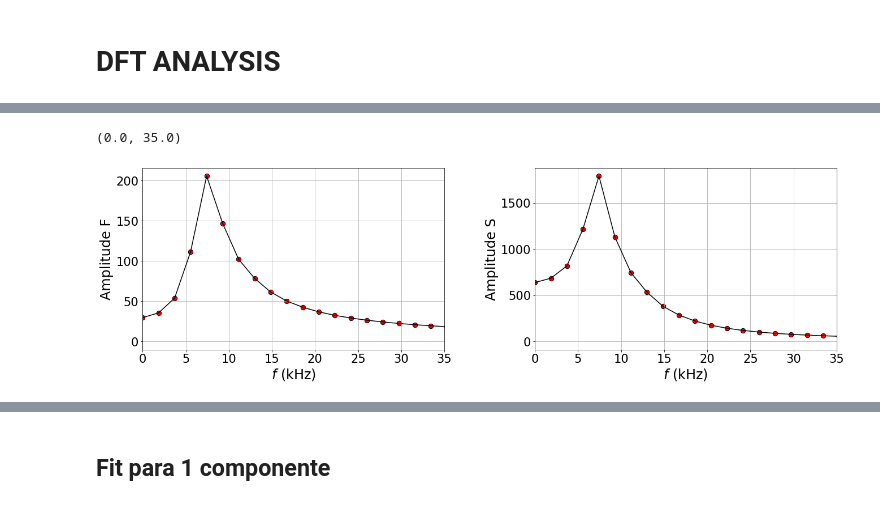
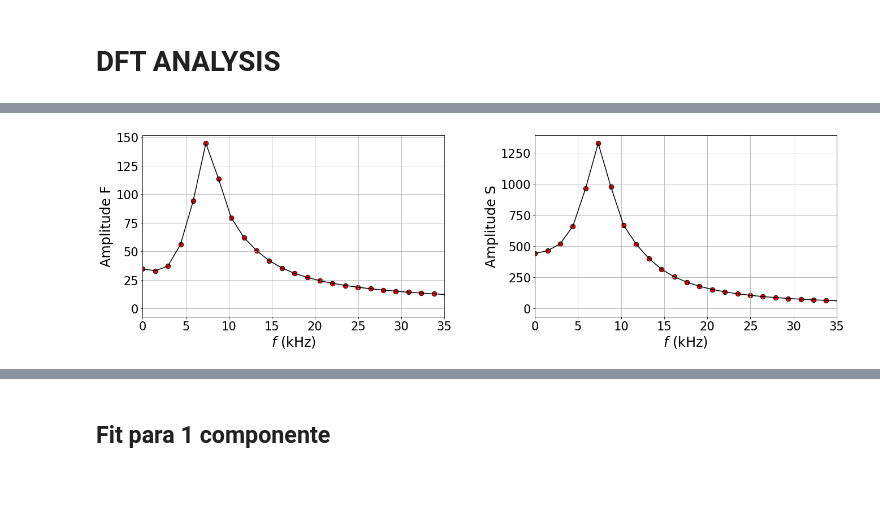
Before and after one commit to RG-UFF/Perturbations, a Jupyter notebook: Python/EN-DomTemp.ipynb, the cells around one changed output, grey strips where cells are left out. Saved outputs shown, nothing was run; the diff lists cells and outputs as text; code cells hidden in the pictures.

```diff
--- a/Python/EN-DomTemp.ipynb
+++ b/Python/EN-DomTemp.ipynb
@@ -319,26 +319,26 @@ Hevol200 = Hevol_200.to_numpy()
 Hamiltevol200 = Hamiltevol_200.to_numpy()
 dt200 = dt_200['dt_200'].values[0]
 # %%
-# importando dados 400
+# importando dados 300
 
-with pd.HDFStore('dados400_dt.dat', mode='r') as store:
-    Sobs_400 = store['Sobs_400']
-    Fobs_400 = store['Fobs_400']
-    Hobs_400 = store['Hobs_400']
-    Sevol_400 = store['Sevol_400']
-    Fevol_400 = store['Fevol_400']
-    Hevol_400 = store['Hevol_400']
-    Hamiltevol_400 = store['Hamiltevol_400']
-    dt_400 = store['dt_400']
+with pd.HDFStore('dados300.dat', mode='r') as store:
+    Sobs_300 = store['Sobs_300']
+    Fobs_300 = store['Fobs_300']
+    Hobs_300 = store['Hobs_300']
+    Sevol_300 = store['Sevol_300']
+    Fevol_300 = store['Fevol_300']
+    Hevol_300 = store['Hevol_300']
+    Hamiltevol_300 = store['Hamiltevol_300']
+    dt_300 = store['dt_300']
 
-Sobs400 = Sobs_400.to_numpy()
-Fobs400 = Fobs_400.to_numpy()
-Hobs400 = Hobs_400.to_numpy()
-Sevol400 = Sevol_400.to_numpy()
-Fevol400 = Fevol_400.to_numpy()
-Hevol400 = Hevol_400.to_numpy()
-Hamiltevol400 = Hamiltevol_400.to_numpy()
-dt400 = dt_400['dt_400'].values[0]
+Sobs300 = Sobs_300.to_numpy()
+Fobs300 = Fobs_300.to_numpy()
+Hobs300 = Hobs_300.to_numpy()
+Sevol300 = Sevol_300.to_numpy()
+Fevol300 = Fevol_300.to_numpy()
+Hevol300 = Hevol_300.to_numpy()
+Hamiltevol300 = Hamiltevol_300.to_numpy()
+dt300 = dt_300['dt_300'].values[0]
 # %% [markdown]
 ### GENERETING THE ANIMATION
 # %%
@@ -566,44 +571,43 @@ def DFT(f):
 # %%
 %matplotlib inline
 
-X_F, n_F = DFT(Fobs400[20000:30500])
-X_S, n_S = DFT(Sobs400[20000:30500])
+X_F, n_F = DFT(Fobs300[15050:25000])
+X_S, n_S = DFT(Sobs300[15050:25000])
 
 ntobs = len(X_F)
 
 correcao_f = math.sqrt(NewtonG*rho_dim)/(1000)
 
-T = ntobs * dt400
+T = ntobs * dt300
 freq_F = (n_F/T)*correcao_f
 freq_S = (n_S/T)*correcao_f
 
 fig = plt.subplots(figsize = (22, 13))
 plt.subplots_adjust(wspace=0.3)
 
 plt.subplot(2,2,1)
 plt.xlabel(r"$f$ (kHz)", fontsize=24)
 plt.plot(freq_F, abs(X_F), color='black')
 plt.ylabel('Amplitude F', fontsize=24)
 plt.tick_params(axis='both', labelsize=21)
 plt.grid()
 plt.scatter(freq_F, abs(X_F), s=70, c='red', edgecolors='k')
 plt.xlim(0,35)
 #plt.ylim(5,45)
 
 plt.subplot(2,2,2)
 plt.xlabel(r"$f$ (kHz)", fontsize=24)
 plt.plot(freq_S, abs(X_S), color='black')
 plt.ylabel('Amplitude S', fontsize=24)
 plt.tick_params(axis='both', labelsize=21)
 plt.grid()
 plt.scatter(freq_S, abs(X_S), s=70, c='red', edgecolors='k')
 plt.xlim(0,35)
 #plt.ylim(50,425)
 
 #plt.savefig("DFTENw.pdf",  bbox_inches='tight')
 # %% [output]
-(0.0, 35.0)
-[figure, old version]
+[figure, new version]
 # %%
 %matplotlib inline
 
```
Also changed, not shown: parts of 17 cells of this notebook.
